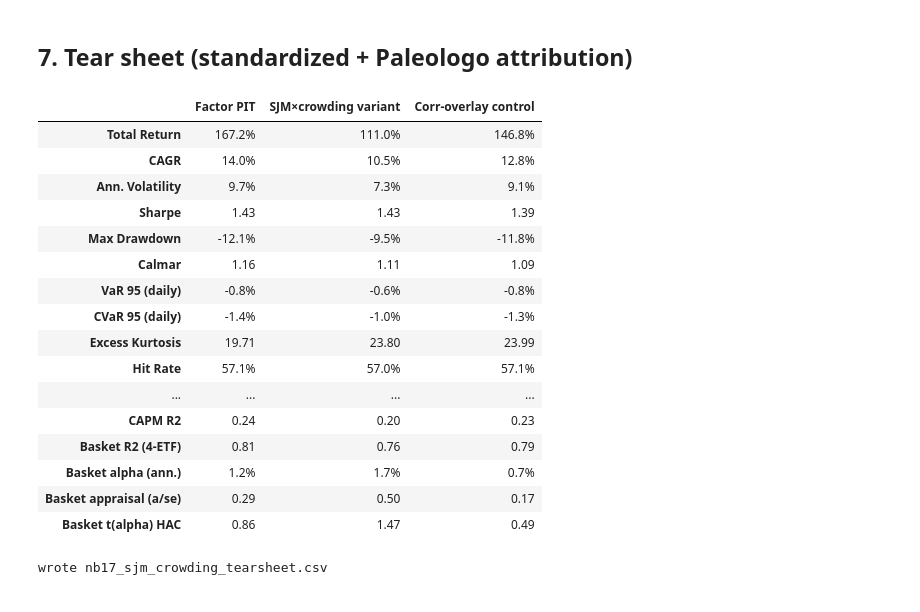
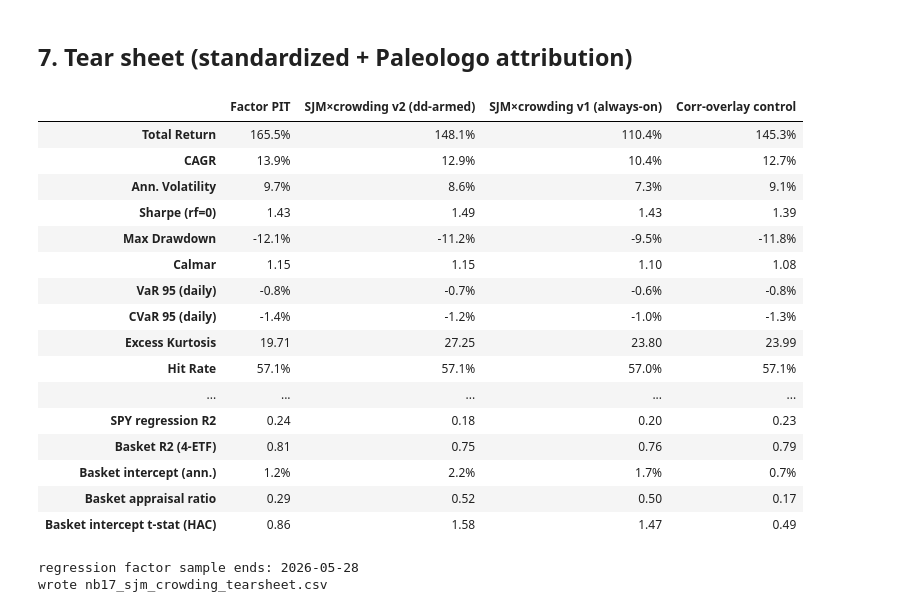
Before and after one commit to norandom/Global_Macro_AI_Factors, a Jupyter notebook: notebooks/17_sjm_crowding_derisk.ipynb, the cells around one changed output. Saved outputs shown, nothing was run; the diff lists cells and outputs as text; code cells hidden in the pictures.

```diff
--- a/notebooks/17_sjm_crowding_derisk.ipynb
+++ b/notebooks/17_sjm_crowding_derisk.ipynb
@@ -417,6 +446,10 @@ The kept configuration is now applied to the untouched holdout (2024-07 → 2026
 # %%
 var_ret, var_cap = overlay_returns(BEST_KNOBS)
-lines = {"Factor PIT": factor_ret, "SJM×crowding variant": var_ret, "Corr-overlay control": ctrl_ret}
+# v1 always-on line, replayed from its write-once artifact (adopted 2026-07-21)
+v1_eq = active_span(pd.read_parquet(DATA / "sjm_crowding_derisk_equity_ext2026.parquet")["value"])
+v1_ret = v1_eq.pct_change().dropna()
+lines = {"Factor PIT": factor_ret, "SJM×crowding v2 (dd-armed)": var_ret,
+         "SJM×crowding v1 (always-on)": v1_ret, "Corr-overlay control": ctrl_ret}
 hold = lambda r: r.loc[DEV_END + pd.Timedelta(days=1):]
 
 rows = {}
@@ -429,7 +462,8 @@ summ = pd.DataFrame(rows).T
 display(summ.style.format({"CAGR": "{:.2%}", "maxDD": "{:.1%}", "Calmar": "{:.2f}", "Sharpe": "{:.2f}"}))
 
 fig, (ax1, ax2) = plt.subplots(2, 1, figsize=(11, 6.5), sharex=True, height_ratios=[2, 1])
-cols = {"Factor PIT": "#333333", "SJM×crowding variant": "#4e79a7", "Corr-overlay control": "#f28e2b"}
+cols = {"Factor PIT": "#333333", "SJM×crowding v2 (dd-armed)": "#4e79a7",
+        "SJM×crowding v1 (always-on)": "#9aa5b1", "Corr-overlay control": "#f28e2b"}
 for name, r in lines.items():
     e = equity_of(r) * 100
     ax1.plot(e.index, e.values, label=name, color=cols[name], lw=1.5)
@@ -457,55 +494,58 @@ plt.tight_layout();
 # %%
 def hac_t(r):
     lr, _ = newey_west_var(r.to_numpy())
     return float(r.mean() / np.sqrt(lr / len(r))) if lr > 0 else np.nan
+
 
 def tear(lines):
     out = {}
     for name, r in lines.items():
         v = equity_of(r)
         var5 = r.quantile(0.05)
-        capm = sk.basket_residual(r, spy_ret.to_frame("SPY"), periods_per_year=A)
+        spx = sk.basket_residual(r, spy_ret.to_frame("SPY"), periods_per_year=A)
         bask = sk.basket_residual(r, fac_ret4, periods_per_year=A)
         ma = sk.market_attribution(r, spy_ret, periods_per_year=A)
         out[name] = {
             "Total Return": float(v.iloc[-1] / v.iloc[0] - 1), "CAGR": cagr(v),
-            "Ann. Volatility": float(r.std() * np.sqrt(A)), "Sharpe": float(r.mean() / r.std() * np.sqrt(A)),
+            "Ann. Volatility": float(r.std() * np.sqrt(A)), "Sharpe (rf=0)": float(r.mean() / r.std() * np.sqrt(A)),
             "Max Drawdown": maxdd(v), "Calmar": calmar(v),
             "VaR 95 (daily)": float(var5), "CVaR 95 (daily)": float(r[r <= var5].mean()),
             "Excess Kurtosis": float(r.kurtosis()), "Hit Rate": float((r > 0).mean()),
             "SSR (Sharpe Stability)": float(compute_ssr(r).ssr), "HAC t (mean, NW)": hac_t(r),
-            "Beta (SPY)": float(ma.beta), "CAPM alpha (ann.)": float(capm.alpha_ann), "CAPM R2": float(capm.r2),
-            "Basket R2 (4-ETF)": float(bask.r2), "Basket alpha (ann.)": float(bask.alpha_ann),
-            "Basket appraisal (a/se)": float(bask.appraisal) if bask.appraisal is not None else np.nan,
-            "Basket t(alpha) HAC": float(bask.t_alpha_hac),
+            "Beta (SPY)": float(ma.beta), "SPY regression intercept (ann.)": float(spx.alpha_ann), "SPY regression R2": float(spx.r2),
+            "Basket R2 (4-ETF)": float(bask.r2), "Basket intercept (ann.)": float(bask.alpha_ann),
+            "Basket appraisal ratio": float(bask.appraisal) if bask.appraisal is not None else np.nan,
+            "Basket intercept t-stat (HAC)": float(bask.t_alpha_hac),
         }
     return pd.DataFrame(out)
 
 _PCT = {"Total Return", "CAGR", "Ann. Volatility", "Max Drawdown", "VaR 95 (daily)", "CVaR 95 (daily)",
-        "Hit Rate", "CAPM alpha (ann.)", "Basket alpha (ann.)"}
+        "Hit Rate", "SPY regression intercept (ann.)", "Basket intercept (ann.)"}
 sheet = tear(lines)
 sheet.to_csv(REPORTS / "nb17_sjm_crowding_tearsheet.csv", float_format="%.6f")
 display(pd.DataFrame({c: [f"{sheet.loc[m, c]*100:.1f}%" if m in _PCT else f"{sheet.loc[m, c]:.2f}"
                          for m in sheet.index] for c in sheet.columns}, index=sheet.index))
+print("regression factor sample ends:", spy_ret.dropna().index.max().date().isoformat())
 print("wrote", (REPORTS / "nb17_sjm_crowding_tearsheet.csv").name)
 # %% [output]
-|  | Factor PIT | SJM×crowding variant | Corr-overlay control |
-| Total Return | 167.2% | 111.0% | 146.8% |
-| CAGR | 14.0% | 10.5% | 12.8% |
-| Ann. Volatility | 9.7% | 7.3% | 9.1% |
-| Sharpe | 1.43 | 1.43 | 1.39 |
-| Max Drawdown | -12.1% | -9.5% | -11.8% |
-| Calmar | 1.16 | 1.11 | 1.09 |
-| VaR 95 (daily) | -0.8% | -0.6% | -0.8% |
-| CVaR 95 (daily) | -1.4% | -1.0% | -1.3% |
-| Excess Kurtosis | 19.71 | 23.80 | 23.99 |
-| Hit Rate | 57.1% | 57.0% | 57.1% |
-| ... | ... | ... | ... |
-| CAPM R2 | 0.24 | 0.20 | 0.23 |
-| Basket R2 (4-ETF) | 0.81 | 0.76 | 0.79 |
-| Basket alpha (ann.) | 1.2% | 1.7% | 0.7% |
-| Basket appraisal (a/se) | 0.29 | 0.50 | 0.17 |
-| Basket t(alpha) HAC | 0.86 | 1.47 | 0.49 |
+|  | Factor PIT | SJM×crowding v2 (dd-armed) | SJM×crowding v1 (always-on) | Corr-overlay control |
+| Total Return | 165.5% | 148.1% | 110.4% | 145.3% |
+| CAGR | 13.9% | 12.9% | 10.4% | 12.7% |
+| Ann. Volatility | 9.7% | 8.6% | 7.3% | 9.1% |
+| Sharpe (rf=0) | 1.43 | 1.49 | 1.43 | 1.39 |
+| Max Drawdown | -12.1% | -11.2% | -9.5% | -11.8% |
+| Calmar | 1.15 | 1.15 | 1.10 | 1.08 |
+| VaR 95 (daily) | -0.8% | -0.7% | -0.6% | -0.8% |
+| CVaR 95 (daily) | -1.4% | -1.2% | -1.0% | -1.3% |
+| Excess Kurtosis | 19.71 | 27.25 | 23.80 | 23.99 |
+| Hit Rate | 57.1% | 57.1% | 57.0% | 57.1% |
+| ... | ... | ... | ... | ... |
+| SPY regression R2 | 0.24 | 0.18 | 0.20 | 0.23 |
+| Basket R2 (4-ETF) | 0.81 | 0.75 | 0.76 | 0.79 |
+| Basket intercept (ann.) | 1.2% | 2.2% | 1.7% | 0.7% |
+| Basket appraisal ratio | 0.29 | 0.52 | 0.50 | 0.17 |
+| Basket intercept t-stat (HAC) | 0.86 | 1.58 | 1.47 | 0.49 |
+regression factor sample ends: 2026-05-28
 wrote nb17_sjm_crowding_tearsheet.csv
 # %% [markdown]
 ## 8. Notes & honesty box
```
Also changed, not shown: parts of 9 cells of this notebook, 24 other files.
